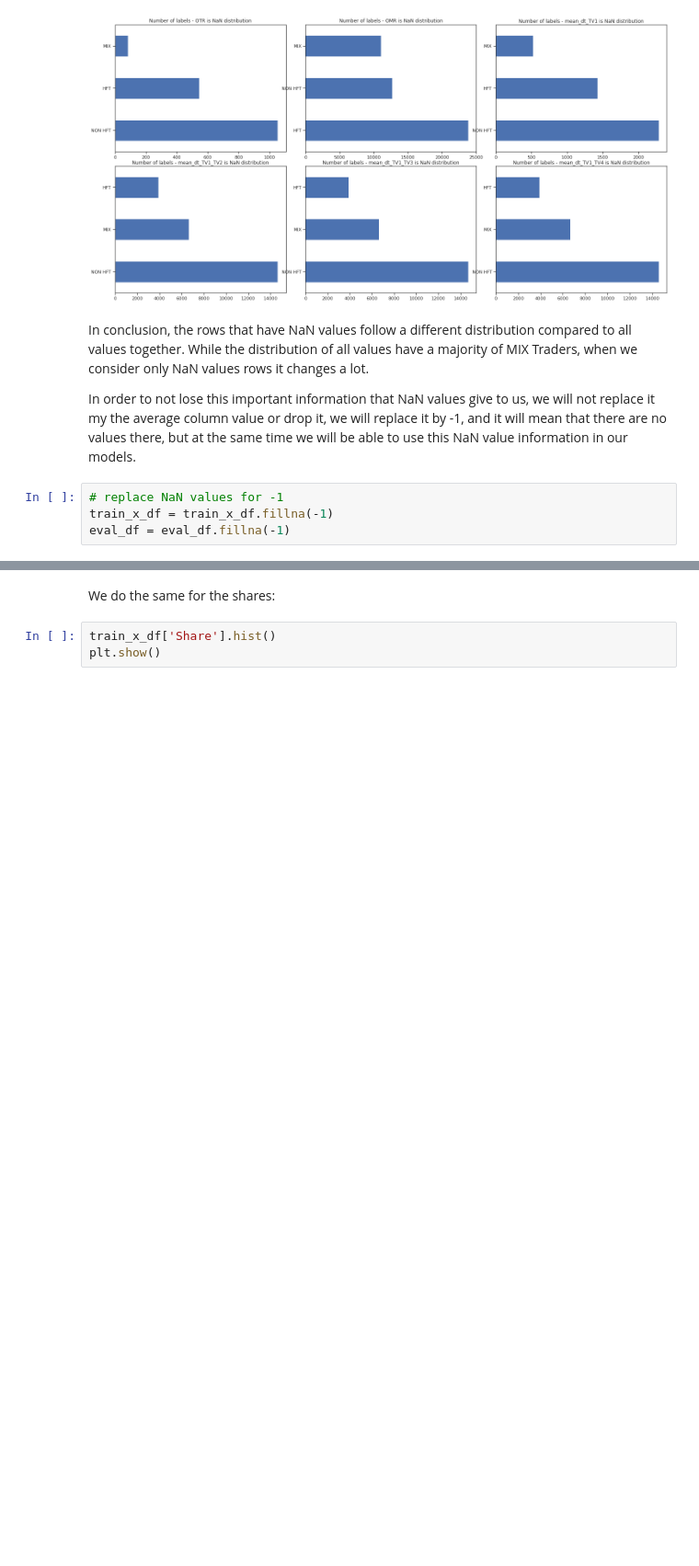
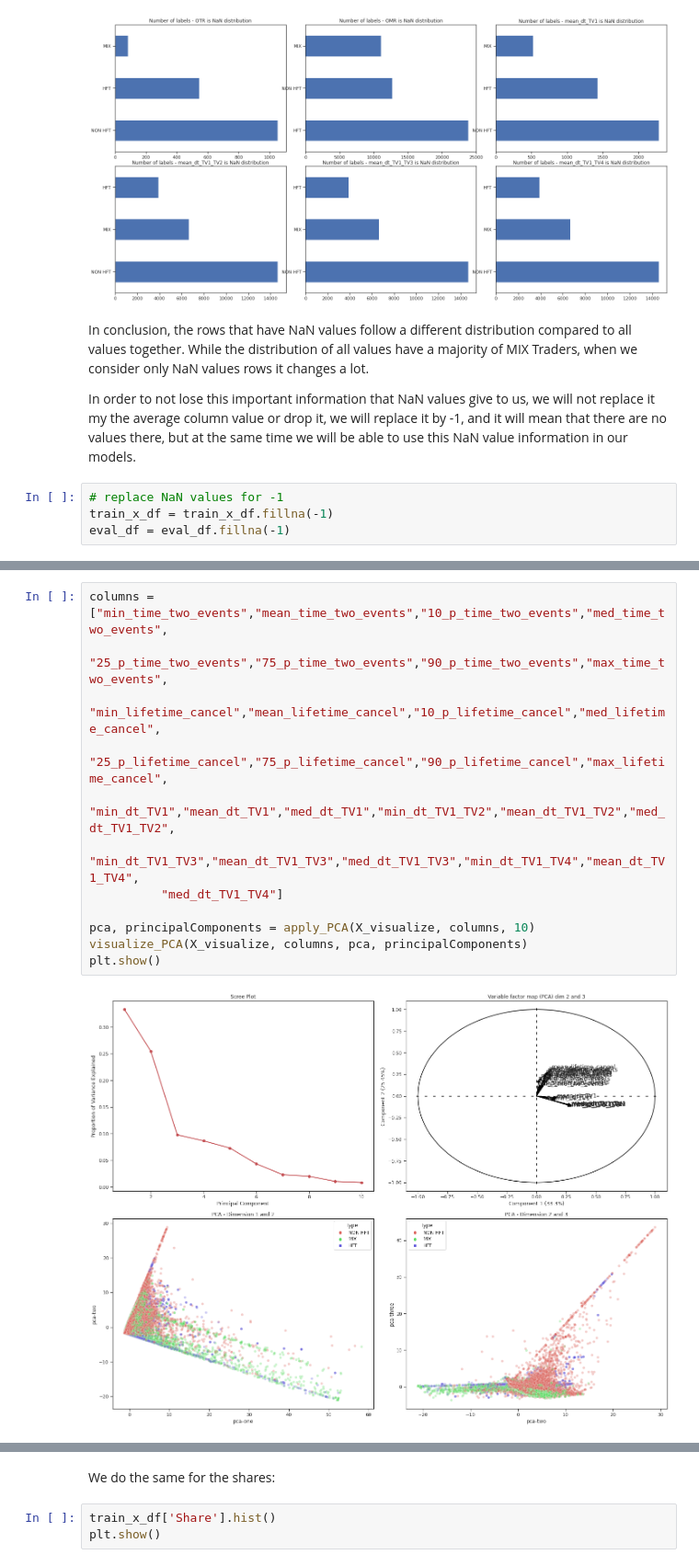
Before and after one commit to aliciafmachado/amf-challenge, a Jupyter notebook: Project_INF569_Iago.ipynb, the cells around one changed output, grey strips where cells are left out. Shown at 92% size. Cells and saved outputs as stored; diff of their text form; blank space fills up the shorter version.

```diff
--- a/Project_INF569_Iago.ipynb
+++ b/Project_INF569_Iago.ipynb
@@ -190,0 +299,14 @@ plt.show()
+# %%
+columns = ["min_time_two_events","mean_time_two_events","10_p_time_two_events","med_time_two_events",
+          "25_p_time_two_events","75_p_time_two_events","90_p_time_two_events","max_time_two_events",
+          "min_lifetime_cancel","mean_lifetime_cancel","10_p_lifetime_cancel","med_lifetime_cancel",
+          "25_p_lifetime_cancel","75_p_lifetime_cancel","90_p_lifetime_cancel","max_lifetime_cancel",
+          "min_dt_TV1","mean_dt_TV1","med_dt_TV1","min_dt_TV1_TV2","mean_dt_TV1_TV2","med_dt_TV1_TV2",
+          "min_dt_TV1_TV3","mean_dt_TV1_TV3","med_dt_TV1_TV3","min_dt_TV1_TV4","mean_dt_TV1_TV4",
+          "med_dt_TV1_TV4"]
+
+pca, principalComponents = apply_PCA(X_visualize, columns, 10)
+visualize_PCA(X_visualize, columns, pca, principalComponents)
+plt.show()
+# %% [output]
+[figure, added]
```
Also changed, not shown: parts of 25 cells of this notebook.
